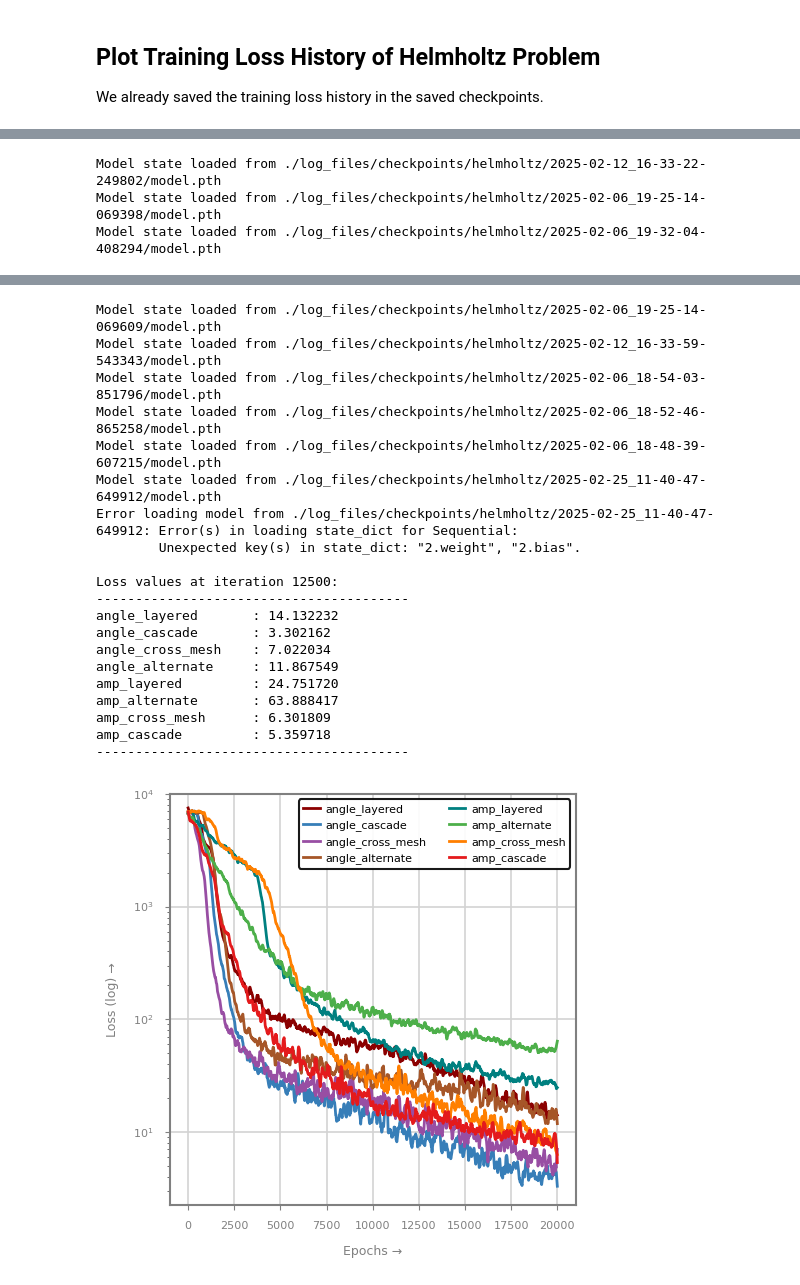
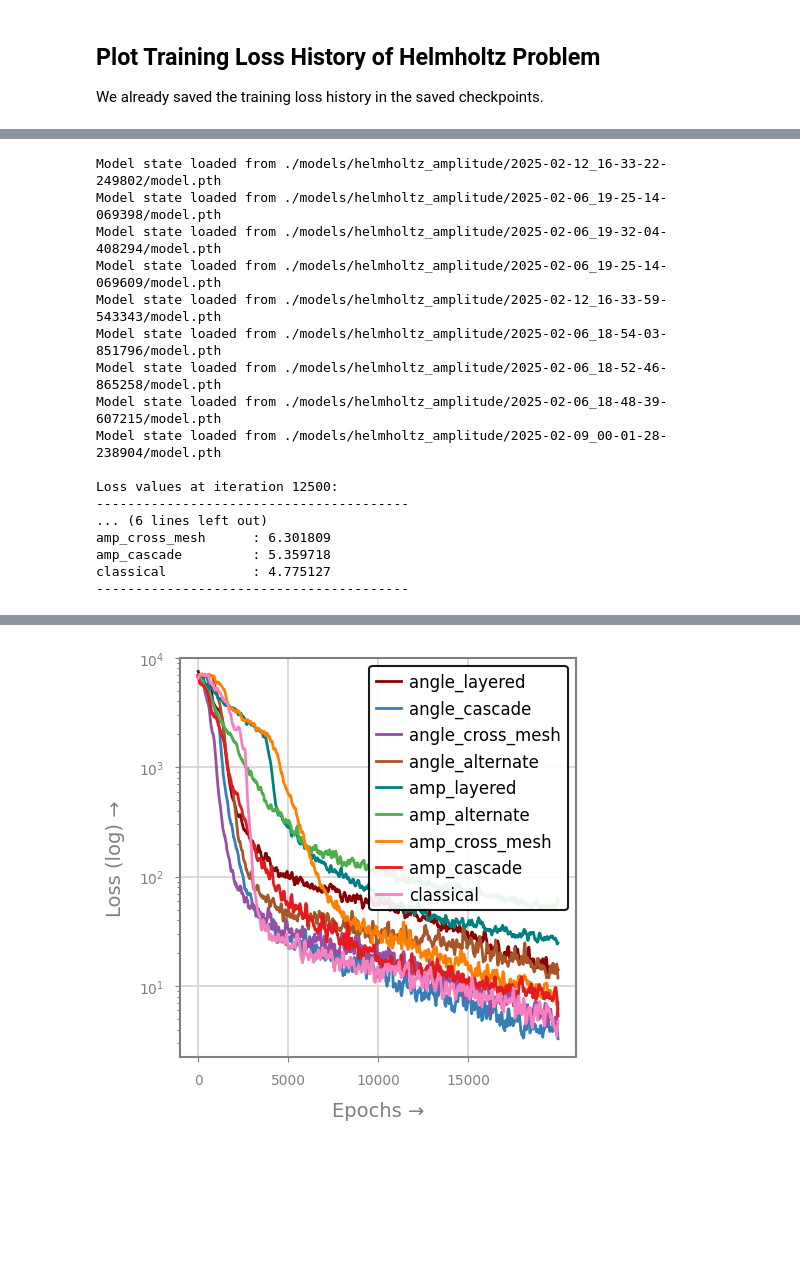
Before and after one commit to afrah/QCPINN, a Jupyter notebook: src/notebooks/testing/loss_history/helmholtz_test.ipynb, the cells around one changed output, grey strips where cells are left out. Drawn from its saved outputs; the diff is of its cells as text; code cells hidden in the pictures; blank space fills up the shorter version.

```diff
--- a/src/notebooks/testing/loss_history/helmholtz_test.ipynb
+++ b/src/notebooks/testing/loss_history/helmholtz_test.ipynb
@@ -27,5 +8,5 @@ from src.data.helmholtz_dataset import u, f
 # %%
-run -m src.contour_plots.plotting_loss_history.helmholtz_test
+run -m src.testing.helmholtz_test
 # %% [output]
 INFO:src.utils.logger:******************************
 
@@ -46,4 +27,18 @@ INFO:src.utils.logger:File directory: ./log_files/checkpoints/helmholtz/2025-02-
 INFO:src.utils.logger:******************************
-Model state loaded from ./log_files/checkpoints/helmholtz/2025-02-12_16-33-22-249802/model.pth
-Model state loaded from ./log_files/checkpoints/helmholtz/2025-02-06_19-25-14-069398/model.pth
-Model state loaded from ./log_files/checkpoints/helmholtz/2025-02-06_19-32-04-408294/model.pth
+Model state loaded from ./models/helmholtz_amplitude/2025-02-12_16-33-22-249802/model.pth
+Model state loaded from ./models/helmholtz_amplitude/2025-02-06_19-25-14-069398/model.pth
+Model state loaded from ./models/helmholtz_amplitude/2025-02-06_19-32-04-408294/model.pth
+Model state loaded from ./models/helmholtz_amplitude/2025-02-06_19-25-14-069609/model.pth
+Model state loaded from ./models/helmholtz_amplitude/2025-02-12_16-33-59-543343/model.pth
+Model state loaded from ./models/helmholtz_amplitude/2025-02-06_18-54-03-851796/model.pth
+Model state loaded from ./models/helmholtz_amplitude/2025-02-06_18-52-46-865258/model.pth
+Model state loaded from ./models/helmholtz_amplitude/2025-02-06_18-48-39-607215/model.pth
+Model state loaded from ./models/helmholtz_amplitude/2025-02-09_00-01-28-238904/model.pth
+
+Loss values at iteration 12500:
+----------------------------------------
+... (6 lines left out)
+amp_cross_mesh      : 6.301809
+amp_cascade         : 5.359718
+classical           : 4.775127
+----------------------------------------
@@ -67,21 +45 @@ INFO:src.utils.logger:Error processing model classical: Error(s) in loading stat
-Model state loaded from ./log_files/checkpoints/helmholtz/2025-02-06_19-25-14-069609/model.pth
-Model state loaded from ./log_files/checkpoints/helmholtz/2025-02-12_16-33-59-543343/model.pth
-Model state loaded from ./log_files/checkpoints/helmholtz/2025-02-06_18-54-03-851796/model.pth
-Model state loaded from ./log_files/checkpoints/helmholtz/2025-02-06_18-52-46-865258/model.pth
-Model state loaded from ./log_files/checkpoints/helmholtz/2025-02-06_18-48-39-607215/model.pth
-Model state loaded from ./log_files/checkpoints/helmholtz/2025-02-25_11-40-47-649912/model.pth
-Error loading model from ./log_files/checkpoints/helmholtz/2025-02-25_11-40-47-649912: Error(s) in loading state_dict for Sequential:
-        Unexpected key(s) in state_dict: "2.weight", "2.bias".
-
-Loss values at iteration 12500:
-----------------------------------------
-angle_layered       : 14.132232
-angle_cascade       : 3.302162
-angle_cross_mesh    : 7.022034
-angle_alternate     : 11.867549
-amp_layered         : 24.751720
-amp_alternate       : 63.888417
-amp_cross_mesh      : 6.301809
-amp_cascade         : 5.359718
-----------------------------------------
-[figure, old version]
+[figure, new version]
```
Also changed, not shown: parts of 3 cells of this notebook, 50 other files.
